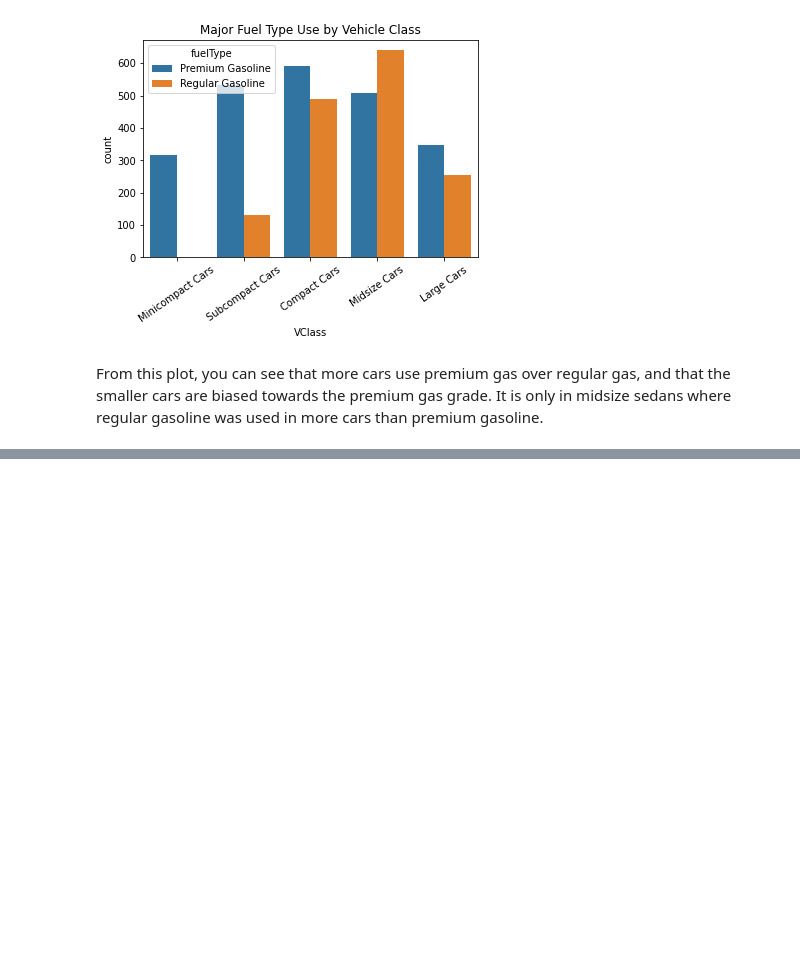
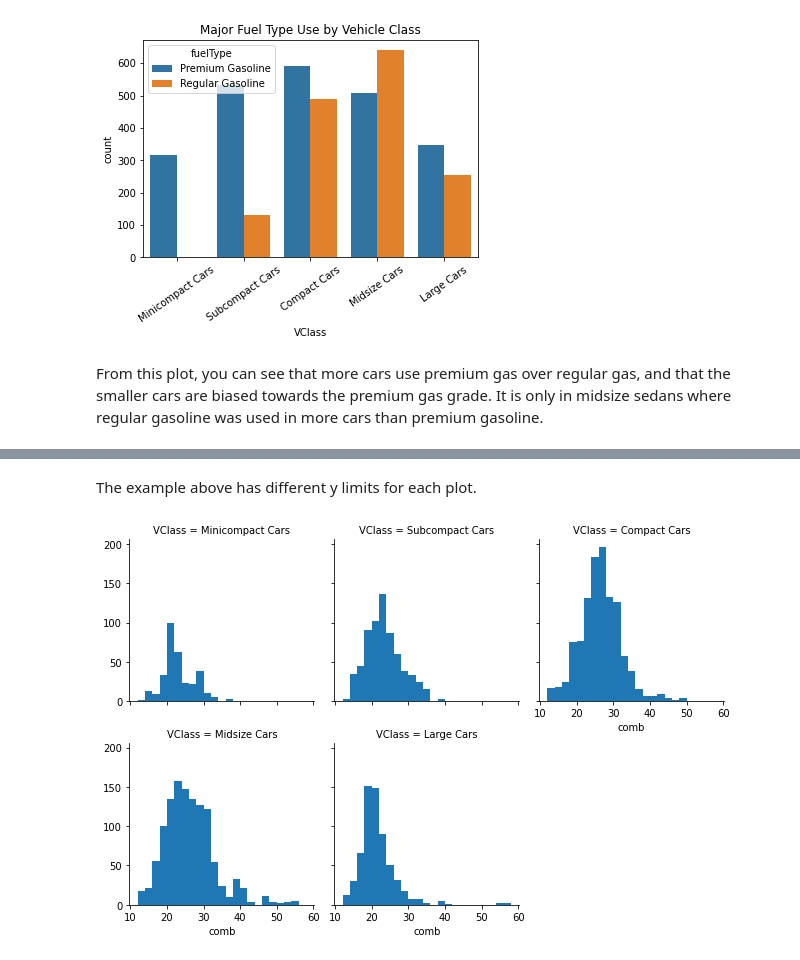
Before and after one commit to EsosaOrumwese/ALX-T-Nanodegree, a Jupyter notebook: Data Analytics/3. Data Visualization/Practice Notebook.ipynb, the cells around one changed output, grey strips where cells are left out. Saved outputs shown, nothing was run; the diff lists cells and outputs as text; code cells hidden in the pictures; blank space fills up the shorter version.

```diff
--- a/Data Analytics/3. Data Visualization/Practice Notebook.ipynb
+++ b/Data Analytics/3. Data Visualization/Practice Notebook.ipynb
@@ -945,0 +976,8 @@ From this plot, you can see that more cars use premium gas over regular gas, and
+# %% [markdown]
+The example above has different y limits for each plot.
+# %%
+g = sns.FacetGrid(data=fuel_econ, col='VClass',
+                  col_wrap=3)
+g.map(plt.hist, "comb", bins=bin_edges);
+# %% [output]
+[figure, added]
```
Also changed, not shown: parts of 20 cells of this notebook.
